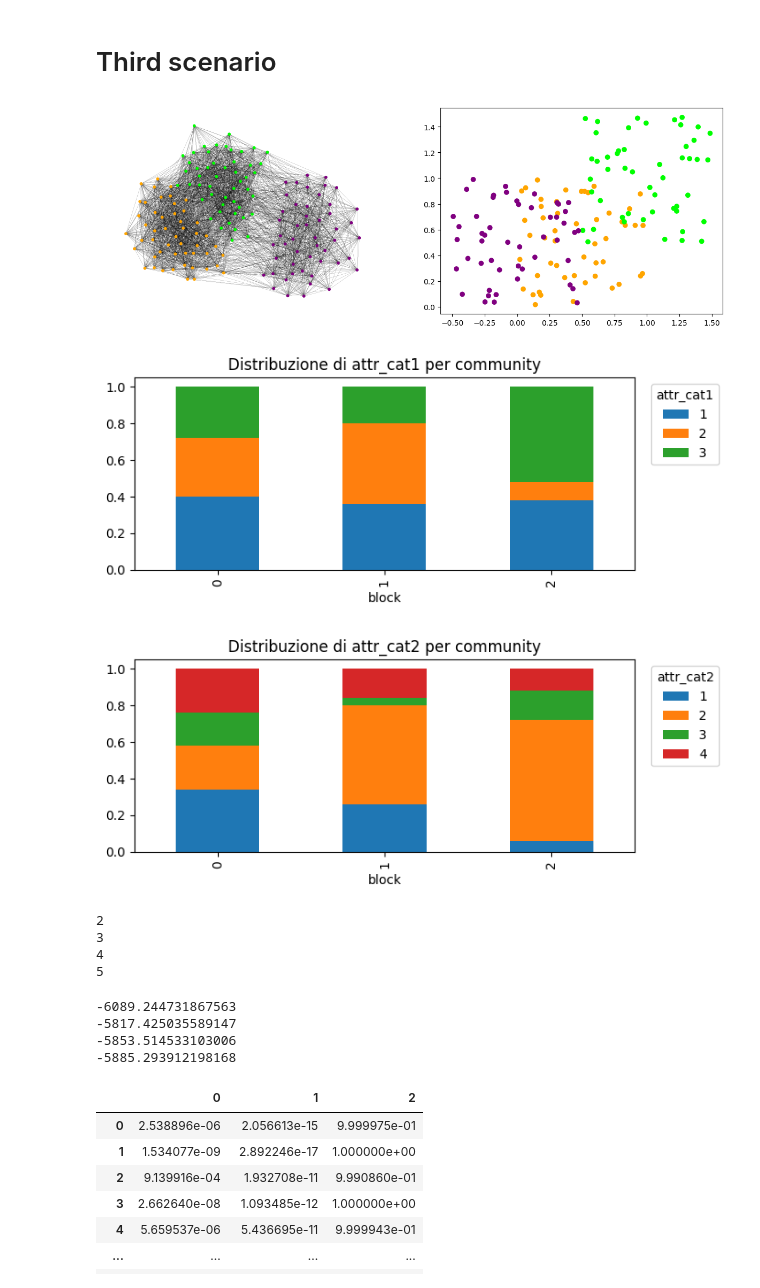
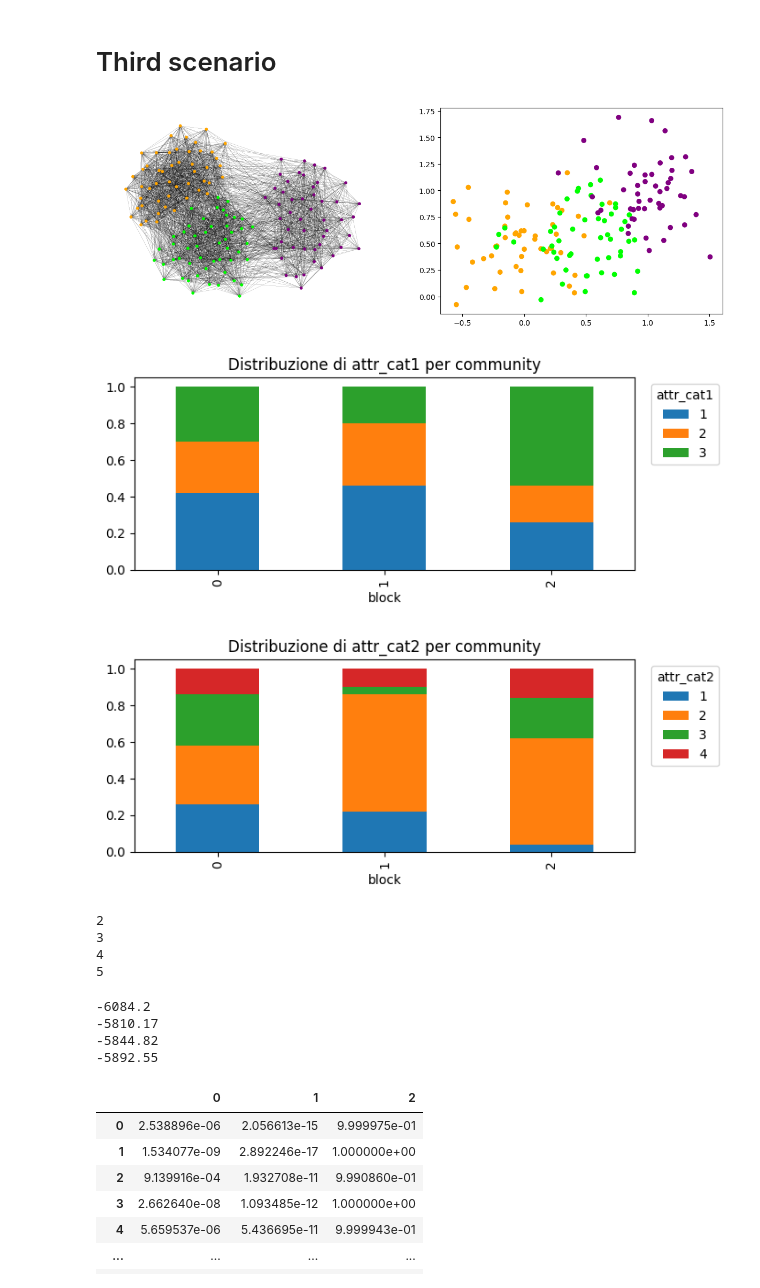
Before and after one commit to DCangemi/SBM-with-mixed-attributes, a Jupyter notebook: Simulazioni.ipynb, the cells around one changed output. Cells and saved outputs as stored; diff of their text form; code cells hidden in the pictures.

```diff
--- a/Simulazioni.ipynb
+++ b/Simulazioni.ipynb
@@ -372,54 +372,54 @@ k=7  ARI=0.8183
 # %% [markdown]
 # Third scenario
 # %%
-random.seed(42)
+sed=0
+random.seed(sed)
+np.random.seed(sed)
+
 size_comm = [50,50,50]
 probs = [[0.6, 0.2, 0.05],[0.2,0.5,0.1],[0.05,0.1,0.5]]
 G=nx.stochastic_block_model(sizes=size_comm,p=probs,directed=False)
 
-np.random.seed(42)
+Xg=np.zeros((150,2))
+Xg[:50,] = np.random.multivariate_normal(mean=[0, 0.5], cov=[[0.09, 0.003], [0.003, 0.08]], size=50)
+Xg[50:100,] = np.random.multivariate_normal(mean=[0.5, 0.5], cov=[[0.08, 0.005], [0.005, 0.07]], size=50)
+Xg[100:,] = np.random.multivariate_normal(mean=[1, 1], cov=[[0.07, 0.001], [0.001, 0.085]], size=50)
+Xg=pd.DataFrame(Xg)
+A=nx.adjacency_matrix(G).todense()
 
-Xg=np.zeros((150,2))
-Xg[:50,0]=np.random.random_sample(50)
-Xg[50:100,0]=np.random.random_sample(50)+0.5
-Xg[100:,0]=np.random.random_sample(50)-0.5
+labels = []
+for n,i in enumerate(size_comm):
+    labels += [n]*i
 
-Xg[:50,1]=np.random.random_sample(50)
-Xg[50:100,1]=np.random.random_sample(50)+0.5
-Xg[100:,1]=np.random.random_sample(50)
-Xg=pd.DataFrame(Xg)
+Xc = pd.DataFrame(index=range(Xg.shape[0]), columns=['attr_cat1','attr_cat2'])
+Xc.loc[:49,'attr_cat1'] = random.choices([1,2,3], k=50, weights=[0.33,0.33,0.34])
+Xc.loc[50:99,'attr_cat1'] = random.choices([1,2,3], k=50, weights=[0.35,0.5,0.15])
+Xc.loc[100:,'attr_cat1'] = random.choices([1,2,3], k=50, weights=[0.35,0.15,0.5])
+
+Xc.loc[:49,'attr_cat2'] = random.choices([1,2,3,4], k=50, weights=[0.25,0.25,0.25,0.25])
+Xc.loc[50:99,'attr_cat2'] = random.choices([1,2,3,4], k=50, weights=[0.25,0.6,0.05,0.1])
+Xc.loc[100:,'attr_cat2'] = random.choices([1,2,3,4], k=50, weights=[0.05,0.7,0.15,0.1])
 A=nx.adjacency_matrix(G).todense()
 
 
 labels = []
 for n,i in enumerate(size_comm):
     labels += [n]*i
 
 A_bool = nx.to_numpy_array(G, dtype=bool)
 dtemp = Xg.copy()
 dtemp['label'] = labels
 dtemp['label'] = dtemp['label'].map(col_dict)
 fig, axs = plt.subplots(1,2,figsize=(15,5))
 ax0 = axs.flatten()[0]
 ax1 = axs.flatten()[1]
 nx.draw(G, ax= ax0, node_size=10, width=0.1,node_color=dtemp['label'])
 #ax0.imshow(A_bool, cmap="Greys", interpolation="none")
 ax1.scatter(dtemp.loc[:,0],dtemp.loc[:,1],c=dtemp['label'])
 plt.show()
 # %% [output]
-[figure, old version]
+[figure, new version]
 # %%
-random.seed(42)
-
-Xc = pd.DataFrame(index=range(Xg.shape[0]), columns=['attr_cat1','attr_cat2'])
-Xc.loc[:49,'attr_cat1'] = random.choices([1,2,3], k=50, weights=[0.33,0.33,0.34])
-Xc.loc[50:99,'attr_cat1'] = random.choices([1,2,3], k=50, weights=[0.35,0.5,0.15])
-Xc.loc[100:,'attr_cat1'] = random.choices([1,2,3], k=50, weights=[0.35,0.15,0.5])
-
-Xc.loc[:49,'attr_cat2'] = random.choices([1,2,3,4], k=50, weights=[0.25,0.25,0.25,0.25])
-Xc.loc[50:99,'attr_cat2'] = random.choices([1,2,3,4], k=50, weights=[0.25,0.6,0.05,0.1])
-Xc.loc[100:,'attr_cat2'] = random.choices([1,2,3,4], k=50, weights=[0.05,0.7,0.15,0.1])
-
 df = Xc.copy()
 df["block"] = labels
 
@@ -431,8 +431,8 @@ for col in ["attr_cat1","attr_cat2"]:
     plt.tight_layout()
     plt.show()
 # %% [output]
-[figure, old version]
+[figure, new version]
-[figure, old version]
+[figure, new version]
 # %%
 from vem_sbm_new_version import VEM_SBM as VEM_SBM_NEW
 
@@ -450,12 +450,12 @@ for K in Ks:
 5
 # %%
 for k in Rs.keys():
-    print(Rs[k]['vICL'])
+    print(round(Rs[k]['vICL'],2))
 # %% [output]
--6089.244731867563
--5817.425035589147
--5853.514533103006
--5885.293912198168
+-6084.2
+-5810.17
+-5844.82
+-5892.55
 # %%
 pd.DataFrame(Rs[3]['r'])
 # %% [output]
```
Also changed, not shown: parts of 3 cells of this notebook, 8 other files.
